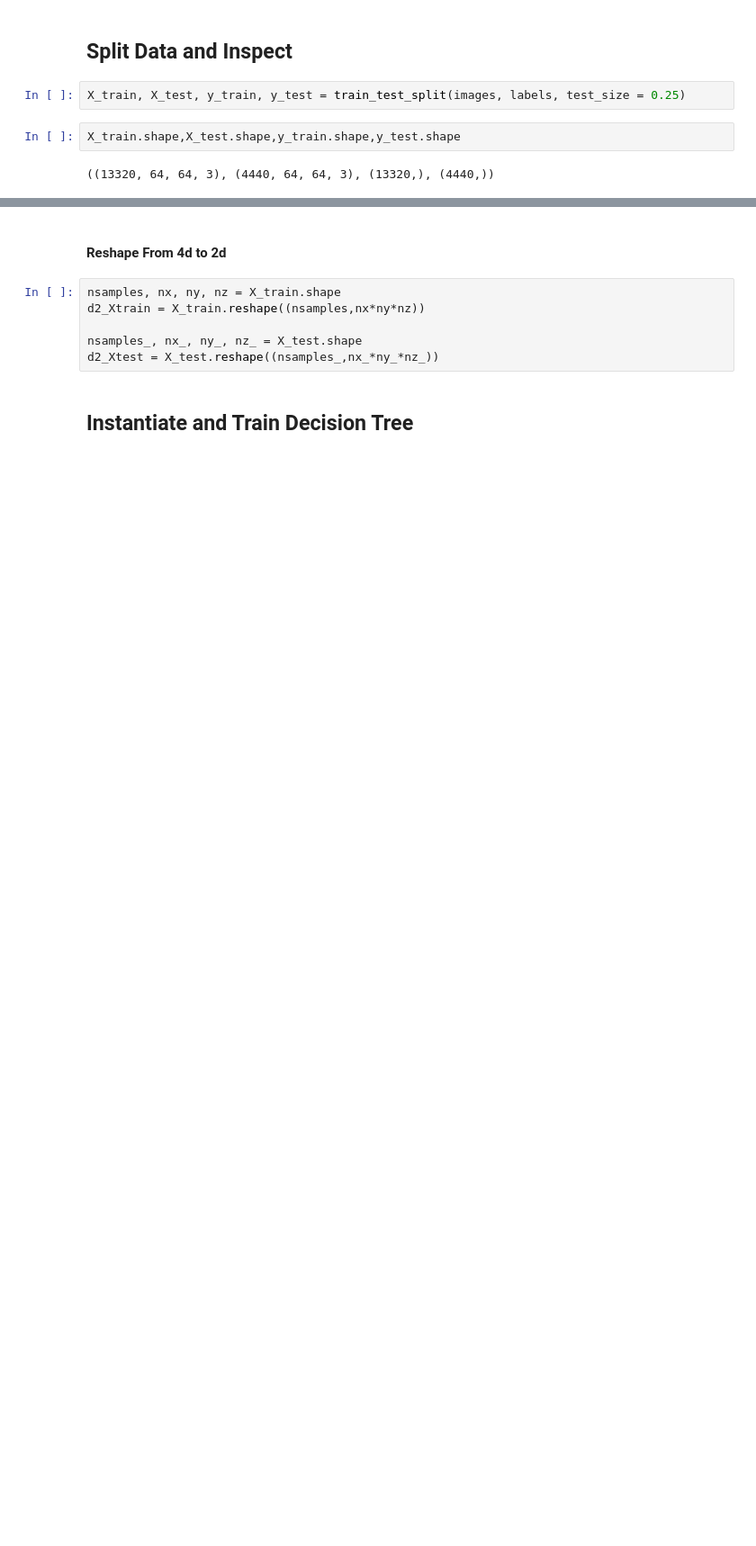
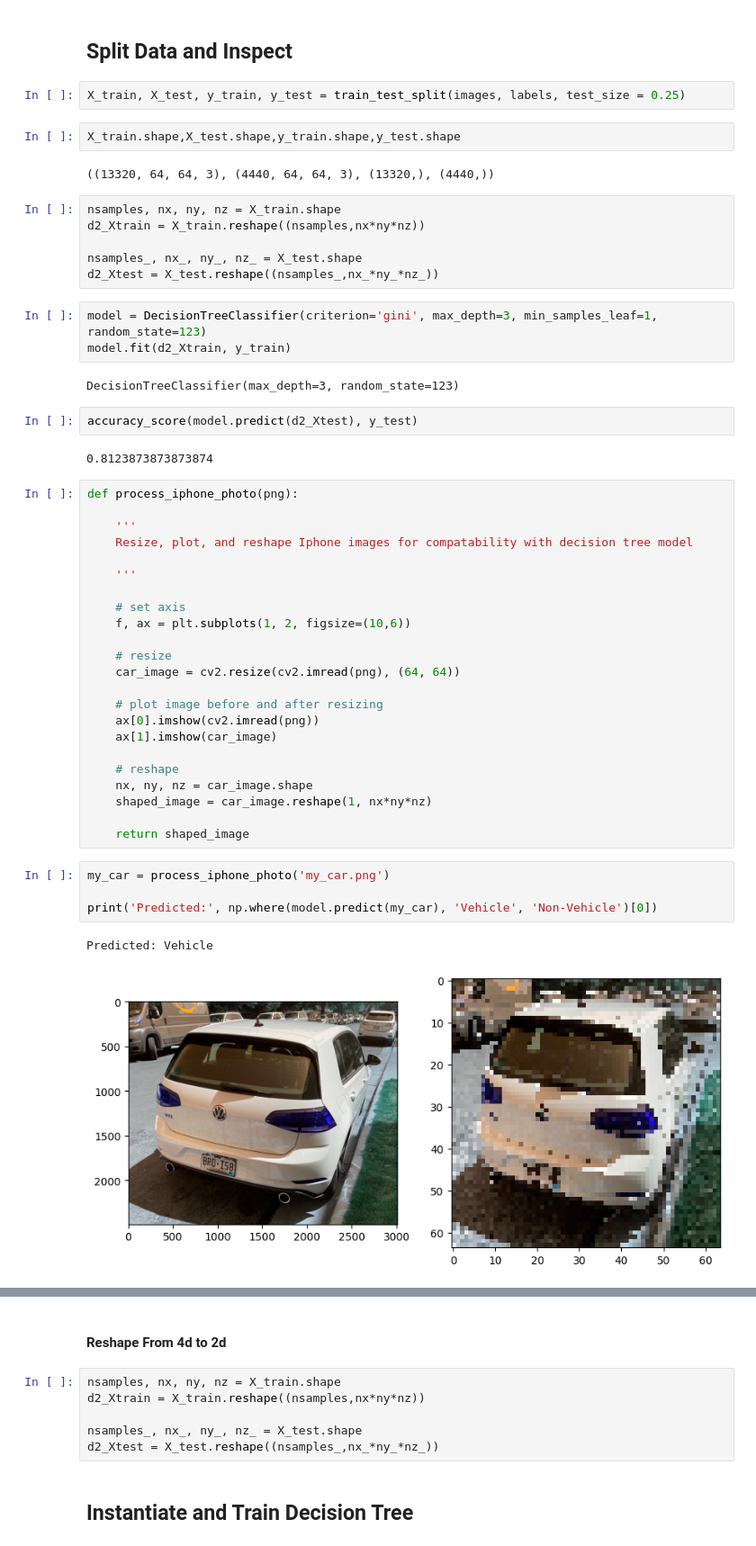
Before and after one commit to murdockma/4604_ML_project, a Jupyter notebook: 4604 Project.ipynb, the cells around one changed output, grey strips where cells are left out. Shown at 90% size. Saved outputs shown, nothing was run; the diff lists cells and outputs as text; blank space fills up the shorter version.

```diff
--- a/4604 Project.ipynb
+++ b/4604 Project.ipynb
@@ -106,3 +120,48 @@ X_train, X_test, y_train, y_test = train_test_split(images, labels, test_size =
 X_train.shape,X_test.shape,y_train.shape,y_test.shape
 # %% [output]
 ((13320, 64, 64, 3), (4440, 64, 64, 3), (13320,), (4440,))
+# %%
+nsamples, nx, ny, nz = X_train.shape
+d2_Xtrain = X_train.reshape((nsamples,nx*ny*nz))
+
+nsamples_, nx_, ny_, nz_ = X_test.shape
+d2_Xtest = X_test.reshape((nsamples_,nx_*ny_*nz_))
+# %%
+model = DecisionTreeClassifier(criterion='gini', max_depth=3, min_samples_leaf=1, random_state=123)
+model.fit(d2_Xtrain, y_train)
+# %% [output]
+DecisionTreeClassifier(max_depth=3, random_state=123)
+# %%
+accuracy_score(model.predict(d2_Xtest), y_test)
+# %% [output]
+0.8123873873873874
+# %%
+def process_iphone_photo(png):
+
+    '''
+    Resize, plot, and reshape Iphone images for compatability with decision tree model
+
+    '''
+
+    # set axis
+    f, ax = plt.subplots(1, 2, figsize=(10,6))
+
+    # resize
+    car_image = cv2.resize(cv2.imread(png), (64, 64))
+
+    # plot image before and after resizing
+    ax[0].imshow(cv2.imread(png))
+    ax[1].imshow(car_image)
+
+    # reshape
+    nx, ny, nz = car_image.shape
+    shaped_image = car_image.reshape(1, nx*ny*nz)
+
+    return shaped_image
+# %%
+my_car = process_iphone_photo('my_car.png')
+
+print('Predicted:', np.where(model.predict(my_car), 'Vehicle', 'Non-Vehicle')[0])
+# %% [output]
+Predicted: Vehicle
+[figure, added]
```
Also changed, not shown: parts of 27 cells of this notebook, 1 other file.
